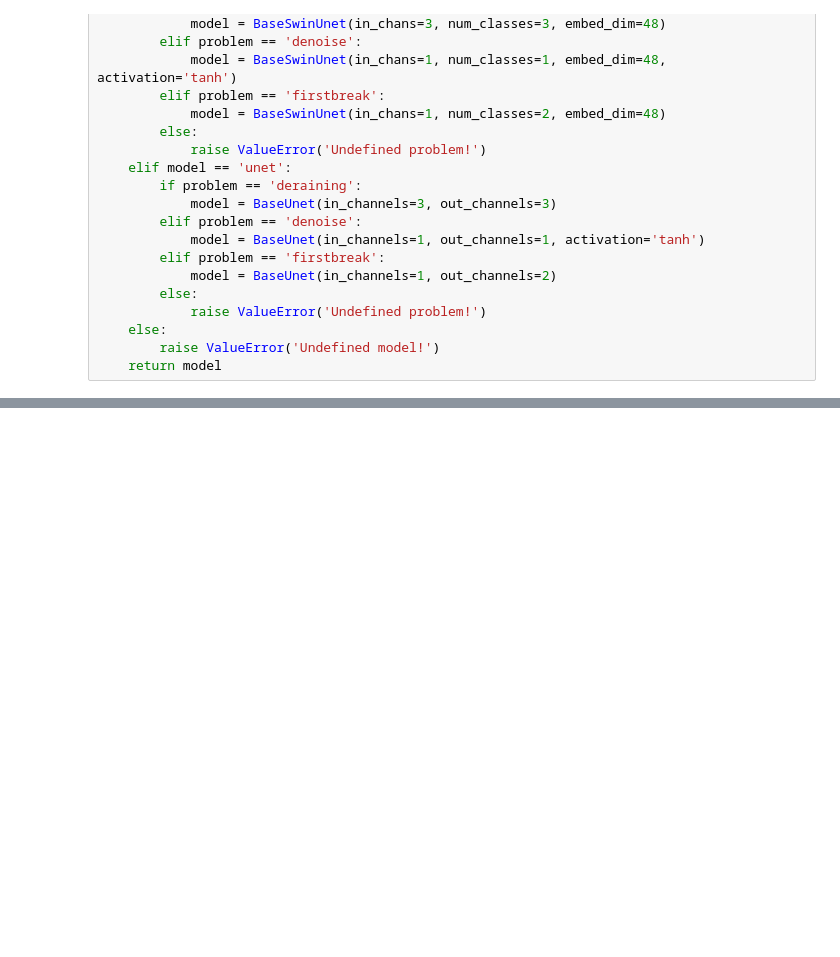
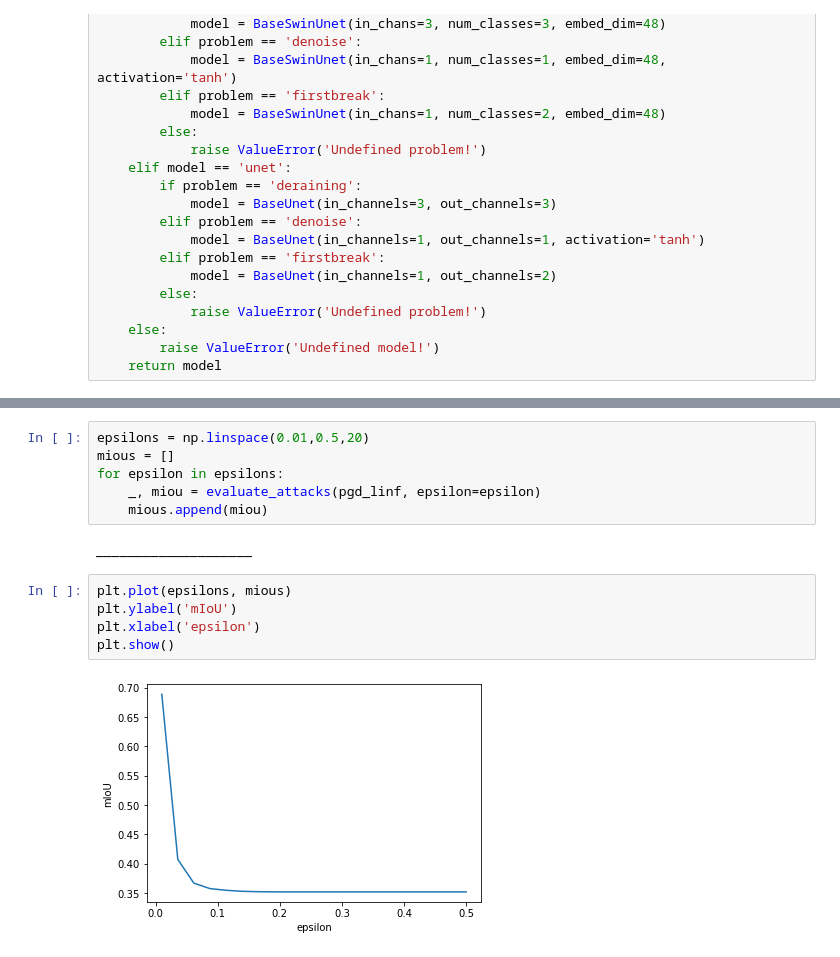
Before and after one commit to makamoa/seismic, a Jupyter notebook: src/AdversarialAttacks.ipynb, the cells around one changed output, grey strips where cells are left out. Saved outputs shown, nothing was run; the diff lists cells and outputs as text; blank space fills up the shorter version.

```diff
--- a/src/AdversarialAttacks.ipynb
+++ b/src/AdversarialAttacks.ipynb
@@ -59,0 +191,15 @@ prefix=''
+# %%
+epsilons = np.linspace(0.01,0.5,20)
+mious = []
+for epsilon in epsilons:
+    _, miou = evaluate_attacks(pgd_linf, epsilon=epsilon)
+    mious.append(miou)
+# %% [output]
+____________________
+# %%
+plt.plot(epsilons, mious)
+plt.ylabel('mIoU')
+plt.xlabel('epsilon')
+plt.show()
+# %% [output]
+[figure, added]
```
Also changed, not shown: parts of 21 cells of this notebook, 4 other files.
